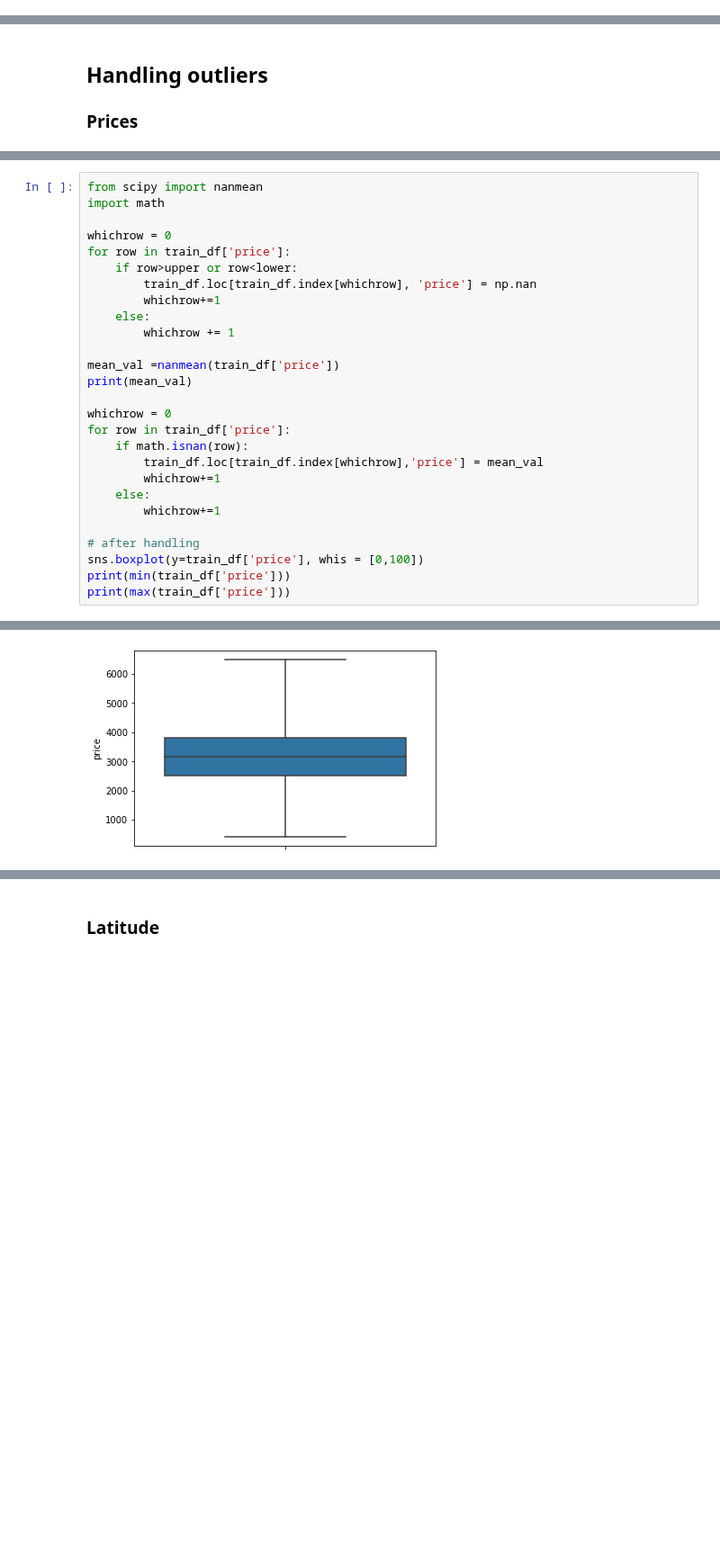
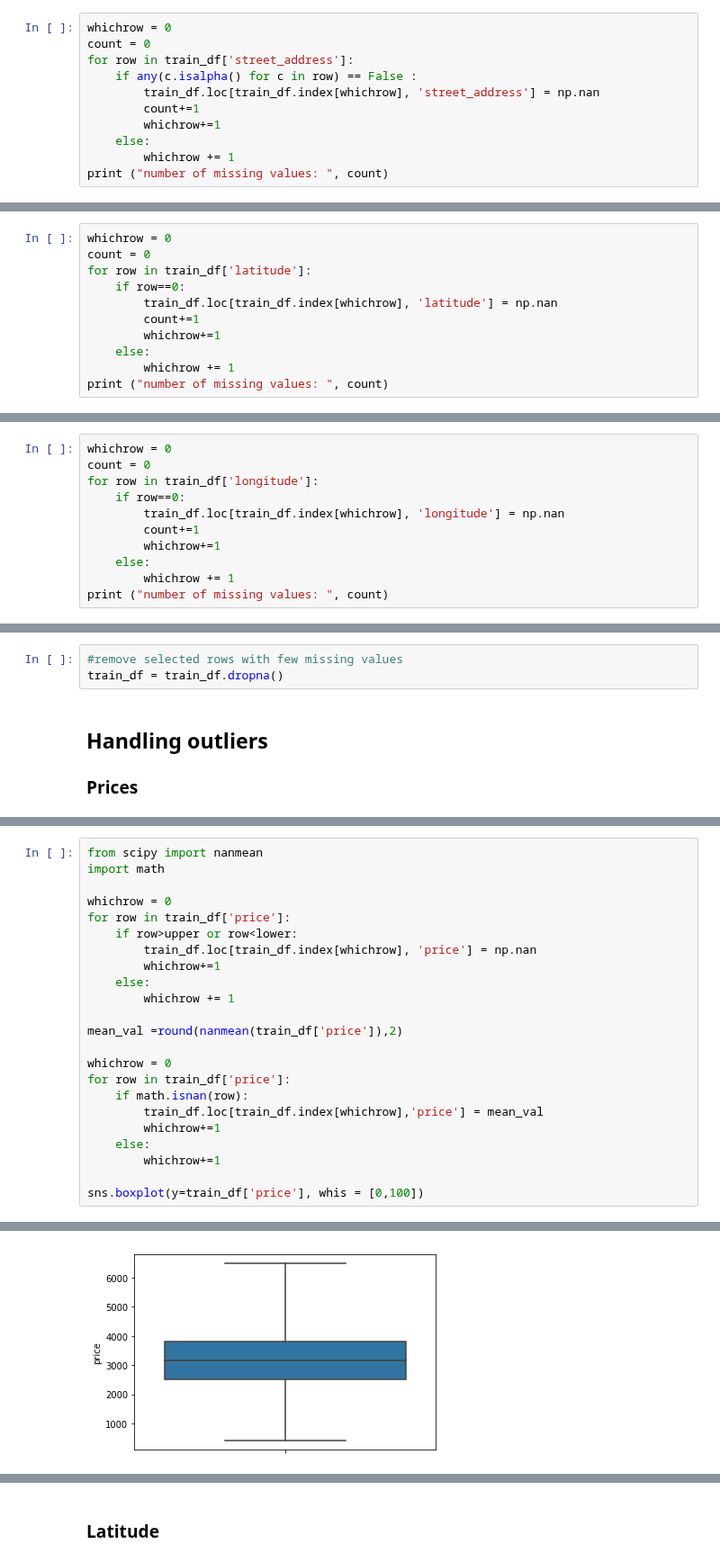
Before and after one commit to taryn-c/CMPT459-Project, a Jupyter notebook: sad_mining1.ipynb, the cells around one changed output, grey strips where cells are left out. Shown at 90% size. Cells and saved outputs as stored; diff of their text form; blank space fills up the shorter version.

```diff
--- a/sad_mining1.ipynb
+++ b/sad_mining1.ipynb
@@ -455,0 +282,11 @@ number of missing values:  0
+# %%
+whichrow = 0
+count = 0
+for row in train_df['street_address']:
+    if any(c.isalpha() for c in row) == False :
+        train_df.loc[train_df.index[whichrow], 'street_address'] = np.nan
+        count+=1
+        whichrow+=1
+    else:
+        whichrow += 1
+print ("number of missing values: ", count)
@@ -455,0 +299,11 @@ number of missing values:  0
+# %%
+whichrow = 0
+count = 0
+for row in train_df['latitude']:
+    if row==0:
+        train_df.loc[train_df.index[whichrow], 'latitude'] = np.nan
+        count+=1
+        whichrow+=1
+    else:
+        whichrow += 1
+print ("number of missing values: ", count)
@@ -455,0 +330,11 @@ number of missing values:  0
+# %%
+whichrow = 0
+count = 0
+for row in train_df['longitude']:
+    if row==0:
+        train_df.loc[train_df.index[whichrow], 'longitude'] = np.nan
+        count+=1
+        whichrow+=1
+    else:
+        whichrow += 1
+print ("number of missing values: ", count)
@@ -456,3 +407,6 @@ number of missing values:  0
+# %%
+#remove selected rows with few missing values
+train_df = train_df.dropna()
 # %% [markdown]
 ## Handling outliers
 
@@ -496,8 +452,7 @@ for row in train_df['price']:
     else:
         whichrow += 1
 
-mean_val =nanmean(train_df['price'])
-print(mean_val)
+mean_val =round(nanmean(train_df['price']),2)
 
 whichrow = 0
 for row in train_df['price']:
@@ -507,8 +462,5 @@ for row in train_df['price']:
     else:
         whichrow+=1
 
-# after handling
 sns.boxplot(y=train_df['price'], whis = [0,100])
-print(min(train_df['price']))
-print(max(train_df['price']))
 # %% [output]
@@ -518 +468 @@ print(max(train_df['price']))
-[figure, old version]
+[figure, new version]
```
Also changed, not shown: parts of 151 cells of this notebook.
